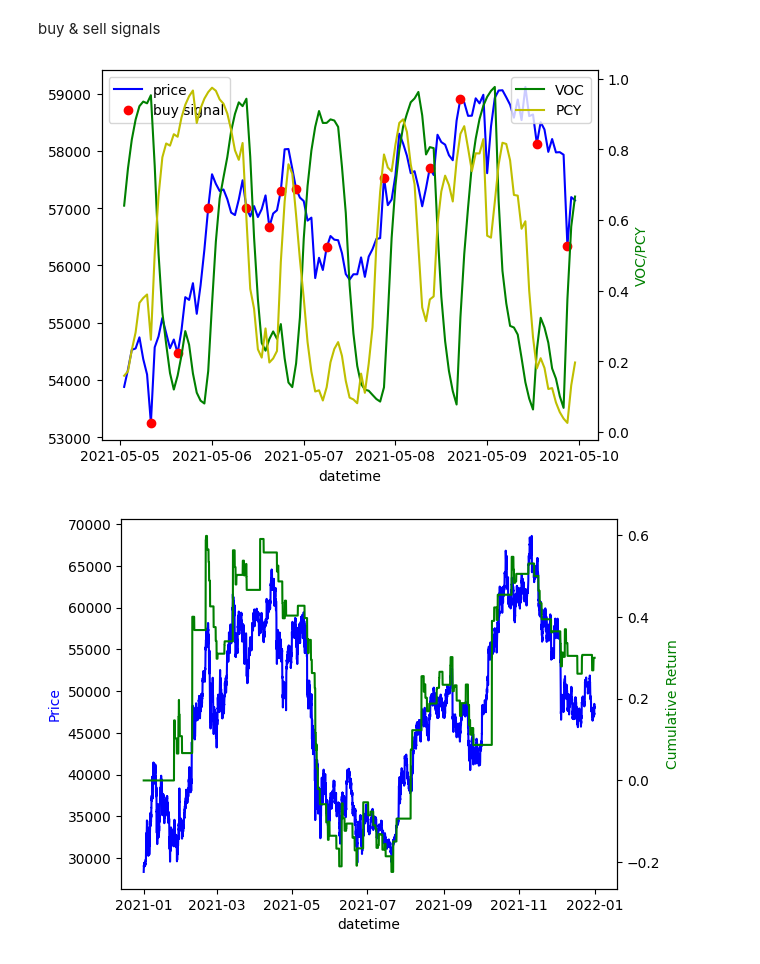
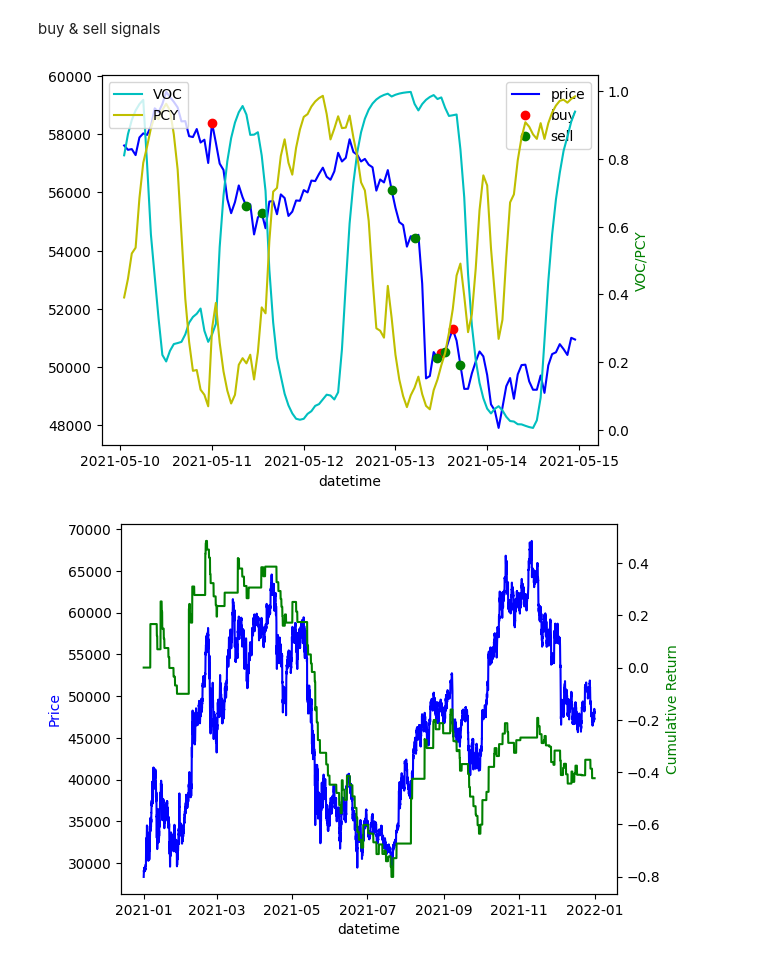
Before and after one commit to josephchenhk/qtrader_strategies, a Jupyter notebook: strategies/cyclicality_strategy/signal_analysis.ipynb, the cells around one changed output. Saved outputs shown, nothing was run; the diff lists cells and outputs as text; code cells hidden in the pictures.

Commit message:
Change buy signals

```diff
--- a/strategies/cyclicality_strategy/signal_analysis.ipynb
+++ b/strategies/cyclicality_strategy/signal_analysis.ipynb
@@ -84,7 +84,7 @@ for idx in range(lookback_window, data.shape[0]):
         short_ma_length=10,
         long_ma_length=30,
         alpha=0.33,
-        lookback_window=10,
+        lookback_window=20,
     )
     VOC.append(cyc["volume"])
 # %%
@@ -125,7 +130,7 @@ data_bt["buy_signal2"] = rolling_apply(
     3,
     data_bt.VOC.values, data_bt.PCY.values
 )
-xi = 0.2
+xi = 0.5
 data_bt["buy_signal3"] = rolling_apply(
     lambda VOC, PCY: int(
         VOC[0]>VOC[1]
@@ -137,33 +142,40 @@ data_bt["buy_signal3"] = rolling_apply(
     data_bt.VOC.values, data_bt.PCY.values
 )
 data_bt["sell_signal1"] = rolling_apply(
-    lambda VOC, PCY: -int(VOC[0]<VOC[1] and VOC[2]<VOC[1] and PCY[2]>0.9),
+    lambda VOC, PCY: -int(
+        VOC[0]<VOC[1]
+        and VOC[2]<VOC[1]
+        and VOC[2] > 0.8),
     3,
     data_bt.VOC.values,
     data_bt.PCY.values
 )
 # %%
 data_bt_plot = data_bt[
-    (data_bt.index > datetime(2021, 5, 5))
-    & (data_bt.index < datetime(2021, 5, 10))
+    (data_bt.index > datetime(2021, 5, 10))
+    & (data_bt.index < datetime(2021, 5, 15))
 ]
-data_bt_plot_signal1 = data_bt_plot[data_bt_plot.buy_signal1==1]
+data_bt_plot_buy1 = data_bt_plot[data_bt_plot.buy_signal1==1]
+data_bt_plot_buy2 = data_bt_plot[data_bt_plot.buy_signal2==1]
+data_bt_plot_buy3 = data_bt_plot[data_bt_plot.buy_signal3==1]
+data_bt_plot_sell1 = data_bt_plot[data_bt_plot.sell_signal1==-1]
 # %%
 fig, ax1 = plt.subplots()
 ax2 = ax1.twinx()
 ax1.plot(data_bt_plot.index, data_bt_plot.close, 'b-', label='price')
-ax1.plot(data_bt_plot_signal1.index, data_bt_plot_signal1.close, 'ro', label='buy signal')
-ax2.plot(data_bt_plot.index, data_bt_plot.VOC, 'g-', label='VOC')
+ax1.plot(data_bt_plot_buy3.index, data_bt_plot_buy3.close, 'ro', label='buy')
+ax1.plot(data_bt_plot_sell1.index, data_bt_plot_sell1.close, 'go', label='sell')
+ax2.plot(data_bt_plot.index, data_bt_plot.VOC, 'c-', label='VOC')
 ax2.plot(data_bt_plot.index, data_bt_plot.PCY, 'y-', label='PCY')
 ax1.legend(loc=0)
-ax2.legend(loc=1)
+ax2.legend(loc=2)
 ax1.set_xlabel('datetime')
 ax2.set_ylabel('Price', color='b')
 ax2.set_ylabel('VOC/PCY', color='g')
 
 plt.show()
 # %% [output]
-[figure, old version]
+[figure, new version]
 # %%
 buy_signal = "buy_signal1"
 sell_signal = "sell_signal1"
@@ -219,7 +231,7 @@ ax1.set_ylabel('Price', color='b')
 ax2.set_ylabel('Cumulative Return', color='g')
 plt.show()
 # %% [output]
-[figure, old version]
+[figure, new version]
 # %%
 num_trades = len(trades)
 num_stop_trades = len(stop_trades)
```
Also changed, not shown: parts of 2 cells of this notebook, 1 other file.
